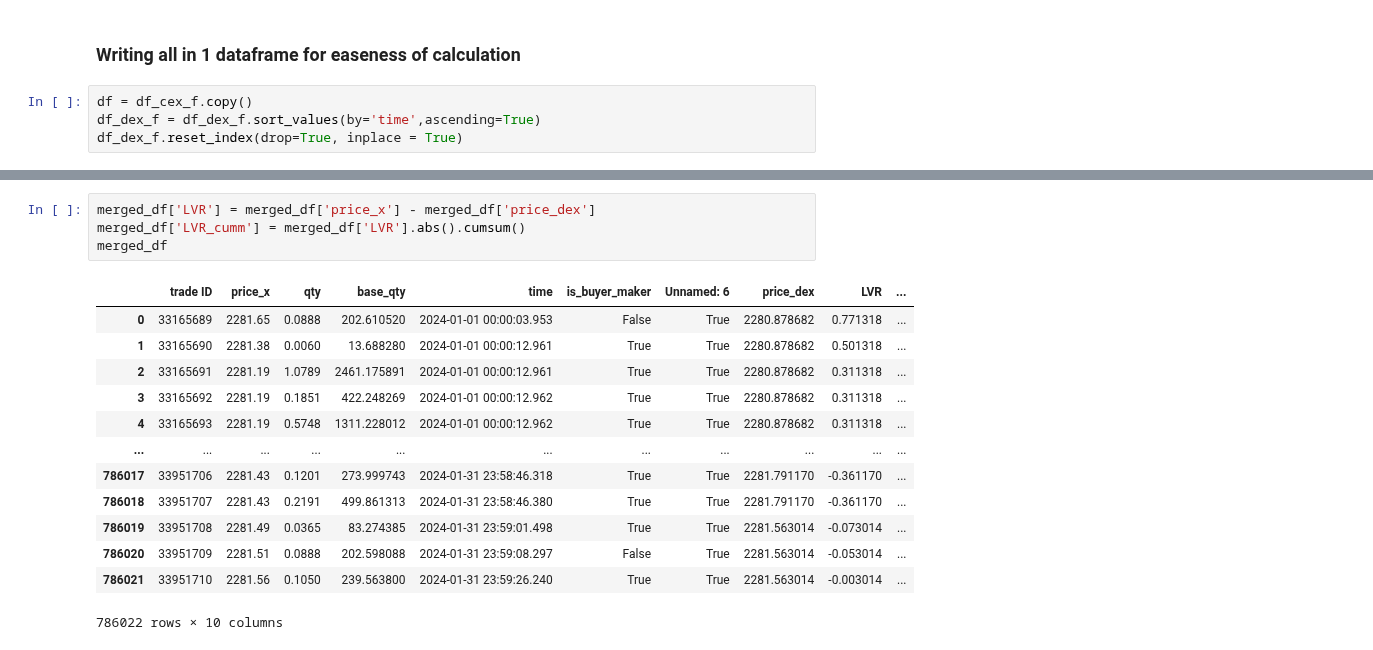
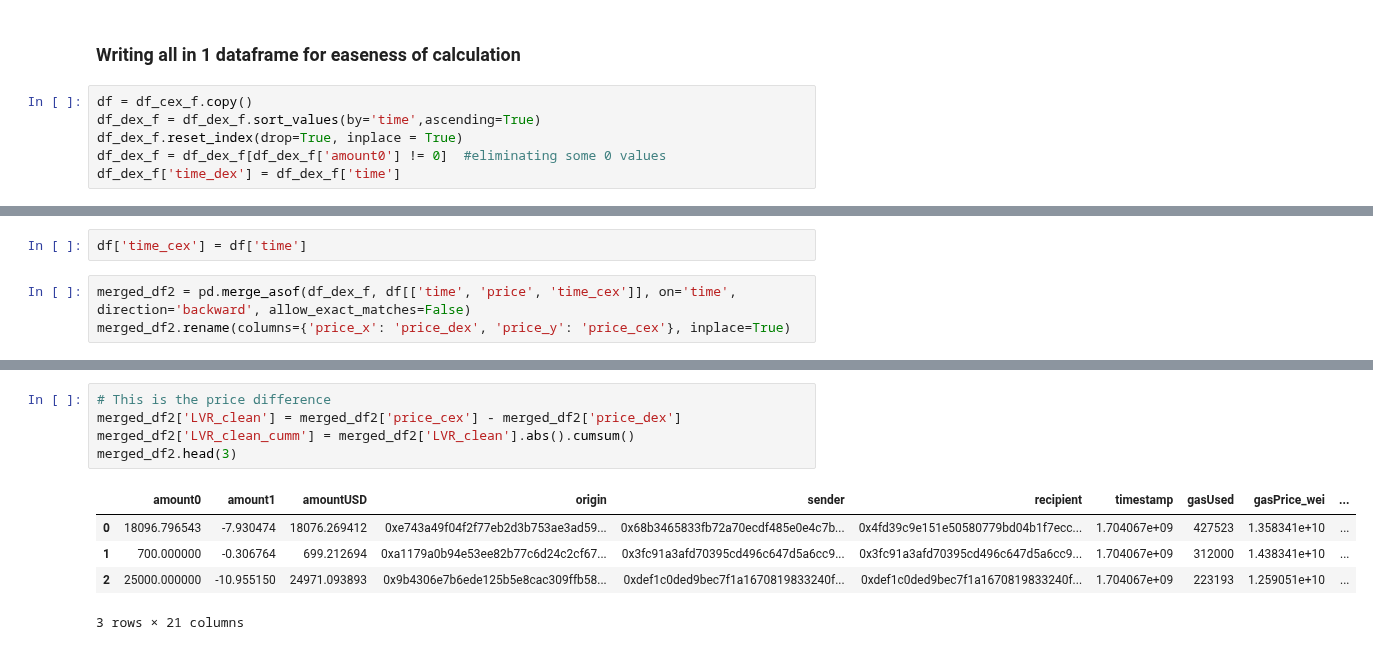
Before and after one commit to Armand-Morin/afp-berkeley-dynamic-fee-defi-amm, a Jupyter notebook: LVR.ipynb, the cells around one changed output, grey strips where cells are left out. Saved outputs shown, nothing was run; the diff lists cells and outputs as text.

```diff
--- a/LVR.ipynb
+++ b/LVR.ipynb
@@ -55,4 +76,6 @@ len(df_dx)
 df = df_cex_f.copy()
 df_dex_f = df_dex_f.sort_values(by='time',ascending=True)
 df_dex_f.reset_index(drop=True, inplace = True)
+df_dex_f = df_dex_f[df_dex_f['amount0'] != 0]  #eliminating some 0 values
+df_dex_f['time_dex'] = df_dex_f['time']
 # %%
@@ -109,0 +144,5 @@ plt.show()
+# %%
+df['time_cex'] = df['time']
+# %%
+merged_df2 = pd.merge_asof(df_dex_f, df[['time', 'price', 'time_cex']], on='time', direction='backward', allow_exact_matches=False)
+merged_df2.rename(columns={'price_x': 'price_dex', 'price_y': 'price_cex'}, inplace=True)
@@ -110,18 +174,11 @@ plt.show()
 # %%
-merged_df['LVR'] = merged_df['price_x'] - merged_df['price_dex']
-merged_df['LVR_cumm'] = merged_df['LVR'].abs().cumsum()
-merged_df
+# This is the price difference
+merged_df2['LVR_clean'] = merged_df2['price_cex'] - merged_df2['price_dex']
+merged_df2['LVR_clean_cumm'] = merged_df2['LVR_clean'].abs().cumsum()
+merged_df2.head(3)
 # %% [output]
-|  | trade ID | price_x | qty | base_qty | time | is_buyer_maker | Unnamed: 6 | price_dex | LVR | ... |
-| 0 | 33165689 | 2281.65 | 0.0888 | 202.610520 | 2024-01-01 00:00:03.953 | False | True | 2280.878682 | 0.771318 | ... |
-| 1 | 33165690 | 2281.38 | 0.0060 | 13.688280 | 2024-01-01 00:00:12.961 | True | True | 2280.878682 | 0.501318 | ... |
-| 2 | 33165691 | 2281.19 | 1.0789 | 2461.175891 | 2024-01-01 00:00:12.961 | True | True | 2280.878682 | 0.311318 | ... |
-| 3 | 33165692 | 2281.19 | 0.1851 | 422.248269 | 2024-01-01 00:00:12.962 | True | True | 2280.878682 | 0.311318 | ... |
-| 4 | 33165693 | 2281.19 | 0.5748 | 1311.228012 | 2024-01-01 00:00:12.962 | True | True | 2280.878682 | 0.311318 | ... |
-| ... | ... | ... | ... | ... | ... | ... | ... | ... | ... | ... |
-| 786017 | 33951706 | 2281.43 | 0.1201 | 273.999743 | 2024-01-31 23:58:46.318 | True | True | 2281.791170 | -0.361170 | ... |
-| 786018 | 33951707 | 2281.43 | 0.2191 | 499.861313 | 2024-01-31 23:58:46.380 | True | True | 2281.791170 | -0.361170 | ... |
-| 786019 | 33951708 | 2281.49 | 0.0365 | 83.274385 | 2024-01-31 23:59:01.498 | True | True | 2281.563014 | -0.073014 | ... |
-| 786020 | 33951709 | 2281.51 | 0.0888 | 202.598088 | 2024-01-31 23:59:08.297 | False | True | 2281.563014 | -0.053014 | ... |
-| 786021 | 33951710 | 2281.56 | 0.1050 | 239.563800 | 2024-01-31 23:59:26.240 | True | True | 2281.563014 | -0.003014 | ... |
+|  | amount0 | amount1 | amountUSD | origin | sender | recipient | timestamp | gasUsed | gasPrice_wei | ... |
+| 0 | 18096.796543 | -7.930474 | 18076.269412 | 0xe743a49f04f2f77eb2d3b753ae3ad59... | 0x68b3465833fb72a70ecdf485e0e4c7b... | 0x4fd39c9e151e50580779bd04b1f7ecc... | 1.704067e+09 | 427523 | 1.358341e+10 | ... |
+| 1 | 700.000000 | -0.306764 | 699.212694 | 0xa1179a0b94e53ee82b77c6d24c2cf67... | 0x3fc91a3afd70395cd496c647d5a6cc9... | 0x3fc91a3afd70395cd496c647d5a6cc9... | 1.704067e+09 | 312000 | 1.438341e+10 | ... |
+| 2 | 25000.000000 | -10.955150 | 24971.093893 | 0x9b4306e7b6ede125b5e8cac309ffb58... | 0xdef1c0ded9bec7f1a1670819833240f... | 0xdef1c0ded9bec7f1a1670819833240f... | 1.704067e+09 | 223193 | 1.259051e+10 | ... |
-786022 rows × 10 columns
+3 rows × 21 columns
```
Also changed, not shown: parts of 23 cells of this notebook.
